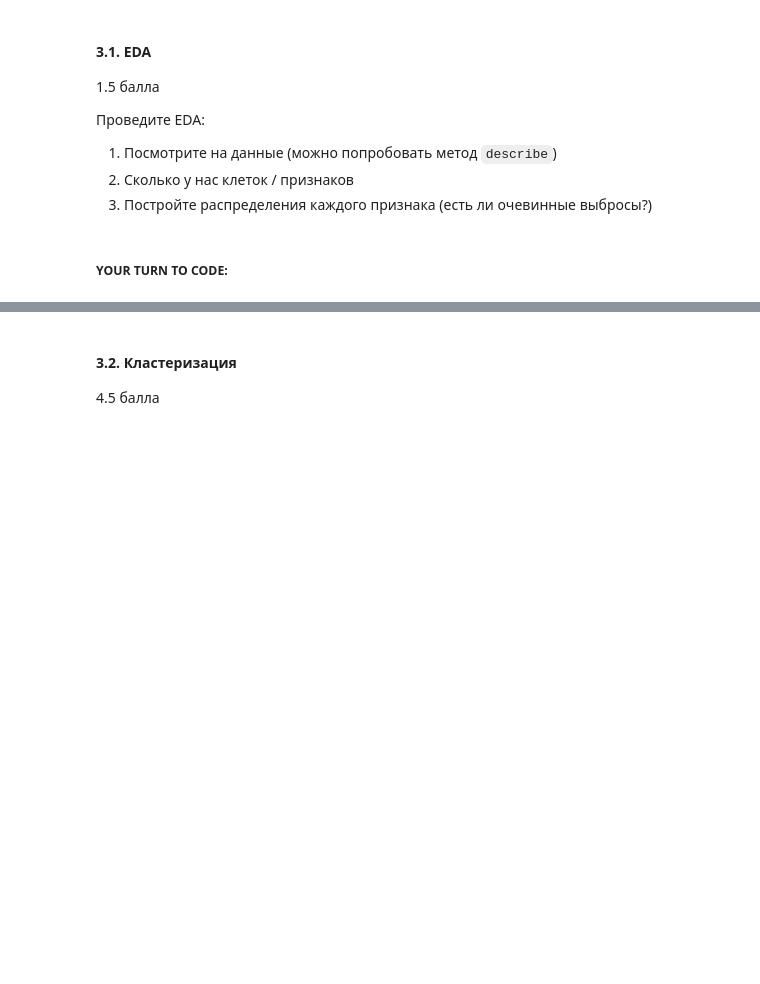
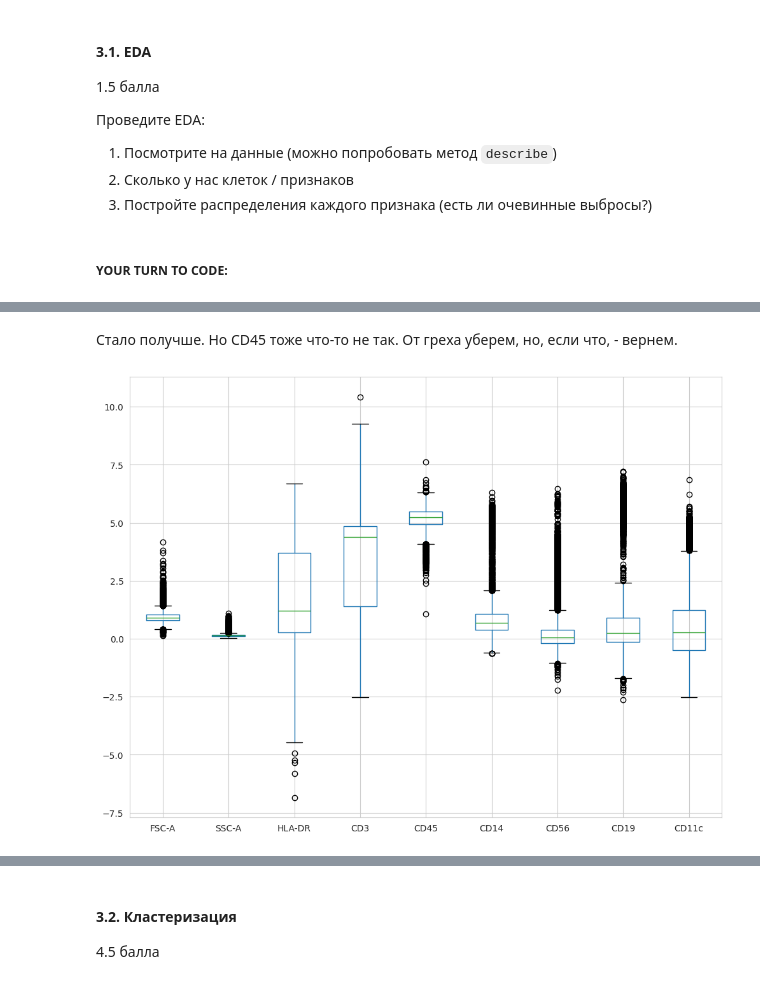
Before and after one commit to grishchenkoira/BI-ml-2024-homeworks, a Jupyter notebook: HW3/Cluster_tSNE.ipynb, the cells around one changed output, grey strips where cells are left out. Cells and saved outputs as stored; diff of their text form; code cells hidden in the pictures; blank space fills up the shorter version.

```diff
--- a/HW3/Cluster_tSNE.ipynb
+++ b/HW3/Cluster_tSNE.ipynb
@@ -362,0 +414,7 @@ fc_data = pd.read_csv(join(DATA_PATH, "flow_c_data.csv"), index_col=0)
+# %% [markdown]
+Стало получше. Но CD45 тоже что-то не так. От греха уберем, но, если что, - вернем.
+# %%
+fc_data_no_outl = fc_data[(fc_data['FSC-A'] < 42.954485) & (fc_data['CD45'] >= -2.5)]
+fc_data_no_outl.boxplot();
+# %% [output]
+[figure, added]
```
Also changed, not shown: parts of 8 cells of this notebook.
